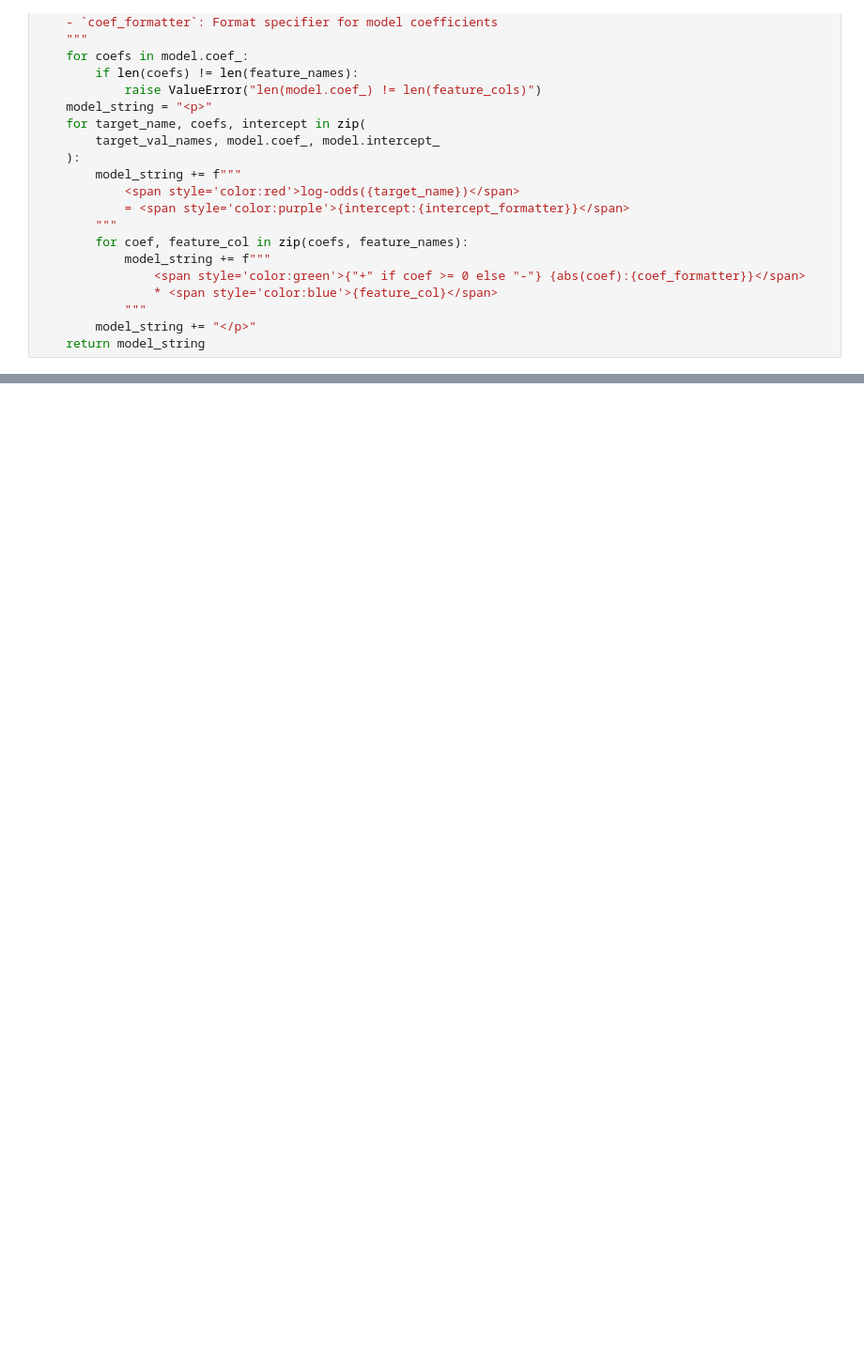
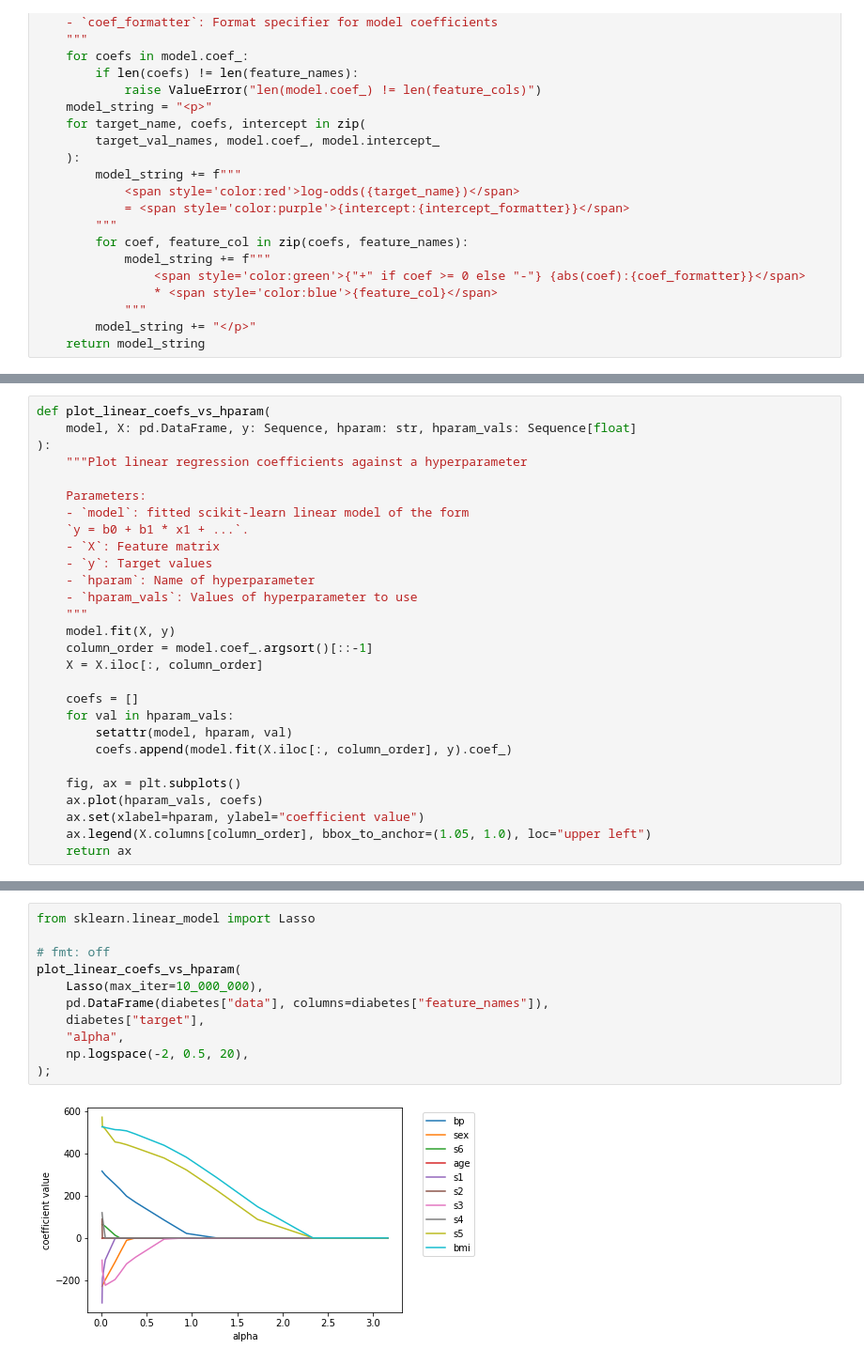
Before and after one commit to gsganden/model_inspector, a Jupyter notebook: 00_inspect.ipynb, the cells around one changed output, grey strips where cells are left out. Shown at 94% size. Saved outputs shown, nothing was run; the diff lists cells and outputs as text; blank space fills up the shorter version.

```diff
--- a/00_inspect.ipynb
+++ b/00_inspect.ipynb
@@ -131,3 +136,31 @@ HTML(
 log-odds(setosa) = 9.85 - 0.42 * sepal length (cm) + 0.97 * sepal width (cm) - 2.52 * petal length (cm) - 1.08 * petal width (cm)
 log-odds(versicolor) = 2.24 + 0.53 * sepal length (cm) - 0.32 * sepal width (cm) - 0.21 * petal length (cm) - 0.94 * petal width (cm)
 log-odds(virginica) = -12.09 - 0.11 * sepal length (cm) - 0.65 * sepal width (cm) + 2.72 * petal length (cm) + 2.02 * petal width (cm)
+# %%
+def plot_linear_coefs_vs_hparam(
+    model, X: pd.DataFrame, y: Sequence, hparam: str, hparam_vals: Sequence[float]
+):
+    """Plot linear regression coefficients against a hyperparameter
+
+    Parameters:
+    - `model`: fitted scikit-learn linear model of the form
+    `y = b0 + b1 * x1 + ...`.
+    - `X`: Feature matrix
+    - `y`: Target values
+    - `hparam`: Name of hyperparameter
+    - `hparam_vals`: Values of hyperparameter to use
+    """
+    model.fit(X, y)
+    column_order = model.coef_.argsort()[::-1]
+    X = X.iloc[:, column_order]
+
+    coefs = []
+    for val in hparam_vals:
+        setattr(model, hparam, val)
+        coefs.append(model.fit(X.iloc[:, column_order], y).coef_)
+
+    fig, ax = plt.subplots()
+    ax.plot(hparam_vals, coefs)
+    ax.set(xlabel=hparam, ylabel="coefficient value")
+    ax.legend(X.columns[column_order], bbox_to_anchor=(1.05, 1.0), loc="upper left")
+    return ax
@@ -133,0 +197,13 @@ log-odds(virginica) = -12.09 - 0.11 * sepal length (cm) - 0.65 * sepal width (cm
+# %%
+from sklearn.linear_model import Lasso
+
+# fmt: off
+plot_linear_coefs_vs_hparam(
+    Lasso(max_iter=10_000_000),
+    pd.DataFrame(diabetes["data"], columns=diabetes["feature_names"]),
+    diabetes["target"],
+    "alpha",
+    np.logspace(-2, 0.5, 20),
+);
+# %% [output]
+[figure, added]
```
Also changed, not shown: parts of 13 cells of this notebook, 4 other files.
